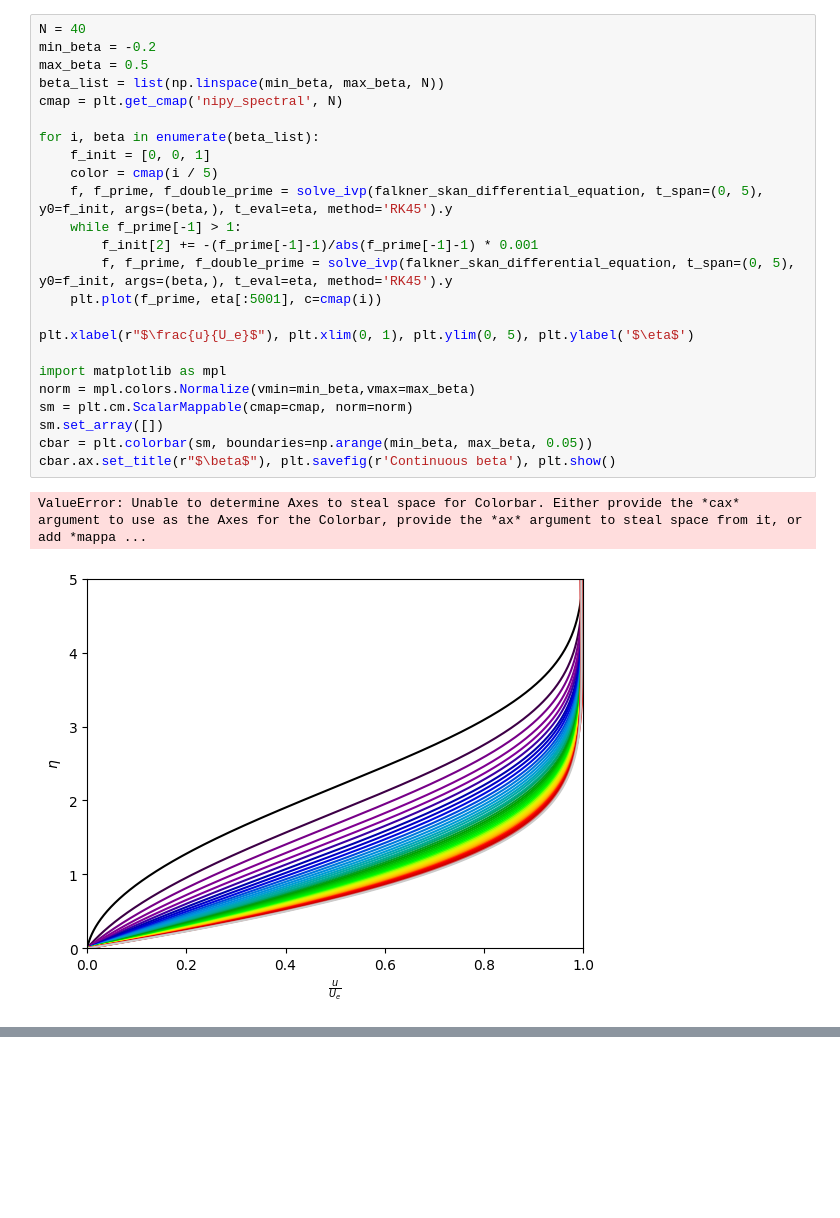
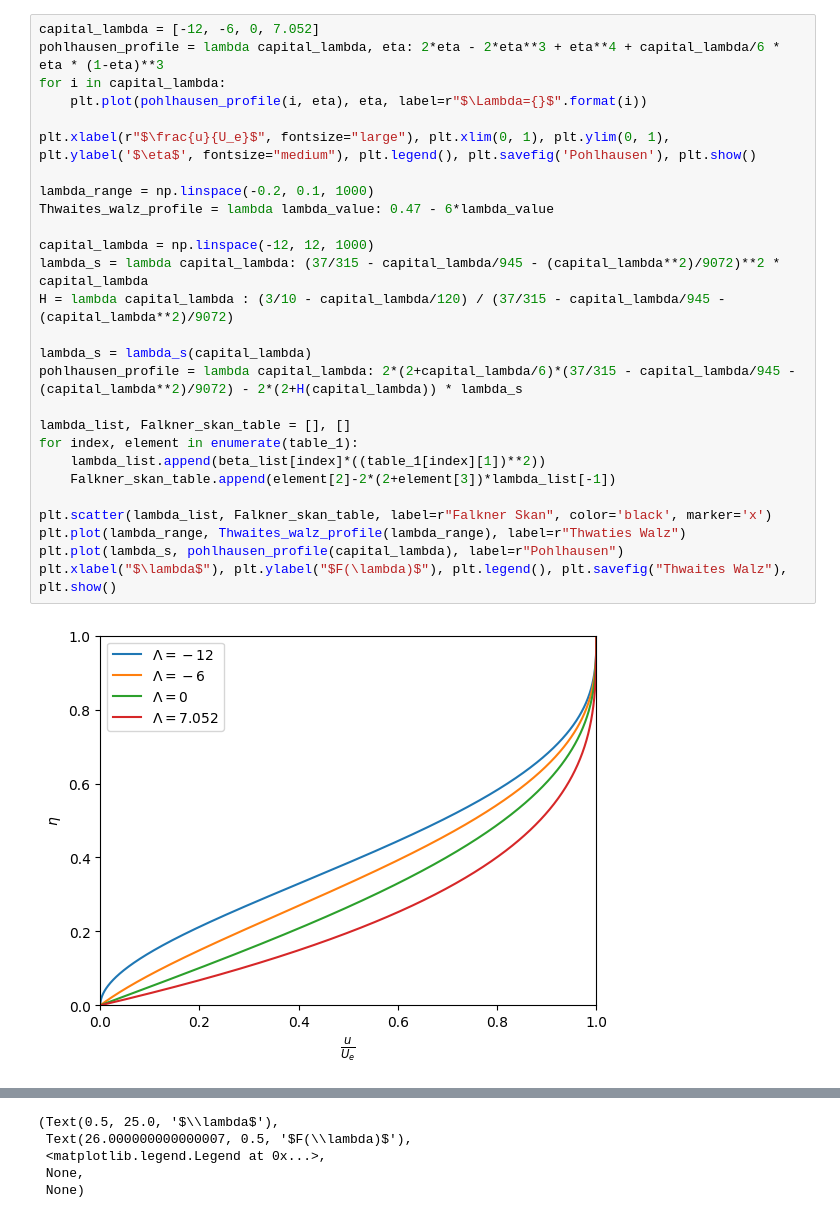
Before and after one commit to Maurone7/AERSP-508, a Jupyter notebook: Proect 2.ipynb, the cells around one changed output, grey strips where cells are left out. Saved outputs shown, nothing was run; the diff lists cells and outputs as text; blank space fills up the shorter version.

```diff
--- a/Proect 2.ipynb
+++ b/Proect 2.ipynb
@@ -29,27 +36,29 @@ plt.xlabel(r"$\frac{u}{U_e}$"), plt.xlim(0,1), plt.ylim(0,5), plt.ylabel('$\eta$
-# %%
-N = 40
-min_beta = -0.2
-max_beta = 0.5
-beta_list = list(np.linspace(min_beta, max_beta, N))
-cmap = plt.get_cmap('nipy_spectral', N)
-
-for i, beta in enumerate(beta_list):
-    f_init = [0, 0, 1]
-    color = cmap(i / 5)
-    f, f_prime, f_double_prime = solve_ivp(falkner_skan_differential_equation, t_span=(0, 5), y0=f_init, args=(beta,), t_eval=eta, method='RK45').y
-    while f_prime[-1] > 1:
-        f_init[2] += -(f_prime[-1]-1)/abs(f_prime[-1]-1) * 0.001
-        f, f_prime, f_double_prime = solve_ivp(falkner_skan_differential_equation, t_span=(0, 5), y0=f_init, args=(beta,), t_eval=eta, method='RK45').y
-    plt.plot(f_prime, eta[:5001], c=cmap(i))
-
-plt.xlabel(r"$\frac{u}{U_e}$"), plt.xlim(0, 1), plt.ylim(0, 5), plt.ylabel('$\eta$')
-
-import matplotlib as mpl
-norm = mpl.colors.Normalize(vmin=min_beta,vmax=max_beta)
-sm = plt.cm.ScalarMappable(cmap=cmap, norm=norm)
-sm.set_array([])
-cbar = plt.colorbar(sm, boundaries=np.arange(min_beta, max_beta, 0.05))
-cbar.ax.set_title(r"$\beta$"), plt.savefig(r'Continuous beta'), plt.show()
-# %% [output]
-ValueError: Unable to determine Axes to steal space for Colorbar. Either provide the *cax* argument to use as the Axes for the Colorbar, provide the *ax* argument to steal space from it, or add *mappa ...
-[figure, removed]
+# %%
+capital_lambda = [-12, -6, 0, 7.052]
+pohlhausen_profile = lambda capital_lambda, eta: 2*eta - 2*eta**3 + eta**4 + capital_lambda/6 * eta * (1-eta)**3
+for i in capital_lambda:
+    plt.plot(pohlhausen_profile(i, eta), eta, label=r"$\Lambda={}$".format(i))
+
+plt.xlabel(r"$\frac{u}{U_e}$", fontsize="large"), plt.xlim(0, 1), plt.ylim(0, 1), plt.ylabel('$\eta$', fontsize="medium"), plt.legend(), plt.savefig('Pohlhausen'), plt.show()
+
+lambda_range = np.linspace(-0.2, 0.1, 1000)
+Thwaites_walz_profile = lambda lambda_value: 0.47 - 6*lambda_value
+
+capital_lambda = np.linspace(-12, 12, 1000)
+lambda_s = lambda capital_lambda: (37/315 - capital_lambda/945 - (capital_lambda**2)/9072)**2 * capital_lambda
+H = lambda capital_lambda : (3/10 - capital_lambda/120) / (37/315 - capital_lambda/945 - (capital_lambda**2)/9072)
+
+lambda_s = lambda_s(capital_lambda)
+pohlhausen_profile = lambda capital_lambda: 2*(2+capital_lambda/6)*(37/315 - capital_lambda/945 - (capital_lambda**2)/9072) - 2*(2+H(capital_lambda)) * lambda_s
+
+lambda_list, Falkner_skan_table = [], []
+for index, element in enumerate(table_1):
+    lambda_list.append(beta_list[index]*((table_1[index][1])**2))
+    Falkner_skan_table.append(element[2]-2*(2+element[3])*lambda_list[-1])
+
+plt.scatter(lambda_list, Falkner_skan_table, label=r"Falkner Skan", color='black', marker='x')
+plt.plot(lambda_range, Thwaites_walz_profile(lambda_range), label=r"Thwaties Walz")
+plt.plot(lambda_s, pohlhausen_profile(capital_lambda), label=r"Pohlhausen")
+plt.xlabel("$\lambda$"), plt.ylabel("$F(\lambda)$"), plt.legend(), plt.savefig("Thwaites Walz"), plt.show()
+# %% [output]
+[figure, added]
@@ -55,0 +66,5 @@ ValueError: Unable to determine Axes to steal space for Colorbar. Either provide
+(Text(0.5, 25.0, '$\\lambda$'),
+ Text(26.000000000000007, 0.5, '$F(\\lambda)$'),
+ <matplotlib.legend.Legend at 0x...>,
+ None,
+ None)
```
Also changed, not shown: parts of 2 cells of this notebook, 21 other files.
